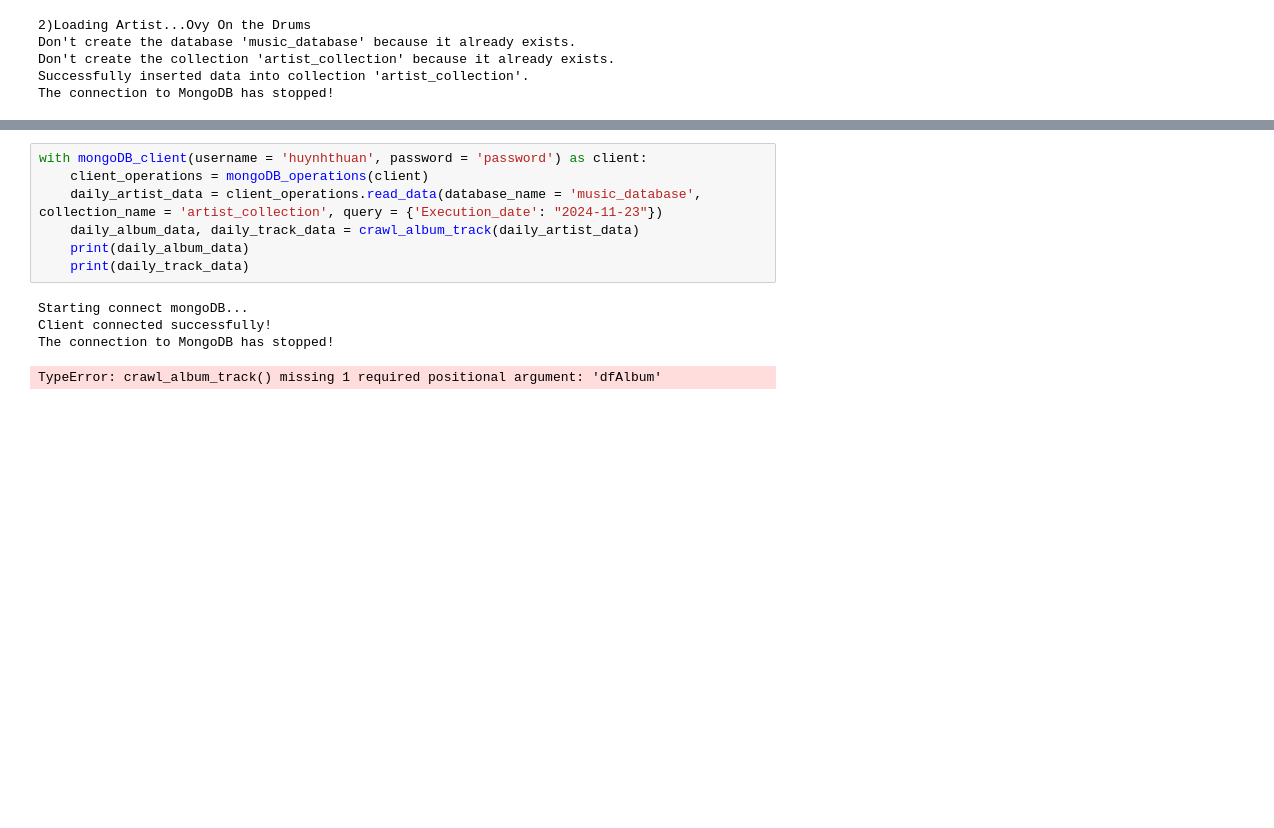
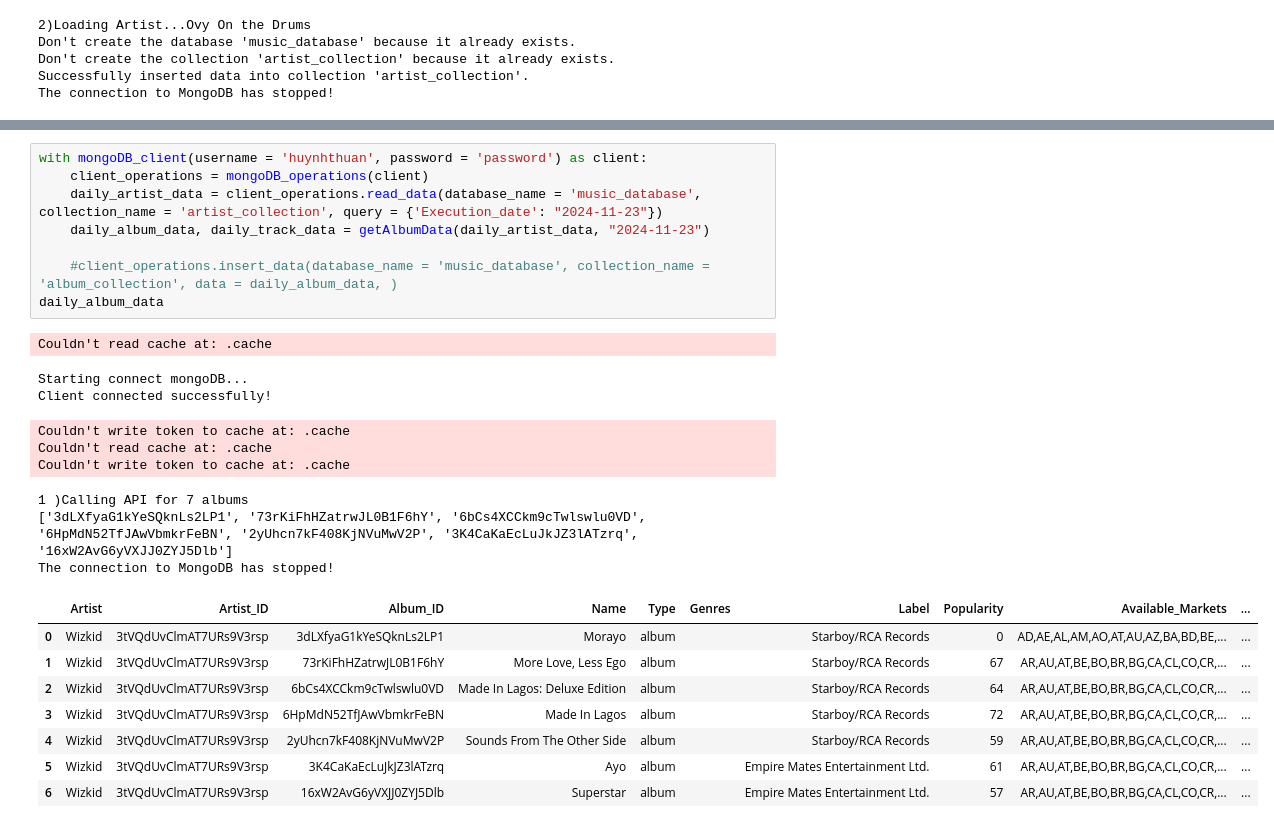
Before and after one commit to mjngxwnj/Big-Data-for-Music-Recommendation-System, a Jupyter notebook: notebook/test.ipynb, the cells around one changed output, grey strips where cells are left out. Saved outputs shown, nothing was run; the diff lists cells and outputs as text; blank space fills up the shorter version.

```diff
--- a/notebook/test.ipynb
+++ b/notebook/test.ipynb
@@ -1319,12 +1305,26 @@ def crawl_album_track(dfAlbum: pd.DataFrame):
 # %%
 with mongoDB_client(username = 'huynhthuan', password = 'password') as client:
     client_operations = mongoDB_operations(client)
     daily_artist_data = client_operations.read_data(database_name = 'music_database', collection_name = 'artist_collection', query = {'Execution_date': "2024-11-23"})
-    daily_album_data, daily_track_data = crawl_album_track(daily_artist_data)
-    print(daily_album_data)
-    print(daily_track_data)
+    daily_album_data, daily_track_data = getAlbumData(daily_artist_data, "2024-11-23")
+
+    #client_operations.insert_data(database_name = 'music_database', collection_name = 'album_collection', data = daily_album_data, )
+daily_album_data
 # %% [output]
-Starting connect mongoDB...
-Client connected successfully!
-The connection to MongoDB has stopped!
+Couldn't read cache at: .cache
-TypeError: crawl_album_track() missing 1 required positional argument: 'dfAlbum'
+Starting connect mongoDB...
+Client connected successfully!
+Couldn't write token to cache at: .cache
+Couldn't read cache at: .cache
+Couldn't write token to cache at: .cache
+1 )Calling API for 7 albums
+['3dLXfyaG1kYeSQknLs2LP1', '73rKiFhHZatrwJL0B1F6hY', '6bCs4XCCkm9cTwlswlu0VD', '6HpMdN52TfJAwVbmkrFeBN', '2yUhcn7kF408KjNVuMwV2P', '3K4CaKaEcLuJkJZ3lATzrq', '16xW2AvG6yVXJJ0ZYJ5Dlb']
+The connection to MongoDB has stopped!
+|  | Artist | Artist_ID | Album_ID | Name | Type | Genres | Label | Popularity | Available_Markets | ... |
+| 0 | Wizkid | 3tVQdUvClmAT7URs9V3rsp | 3dLXfyaG1kYeSQknLs2LP1 | Morayo | album |  | Starboy/RCA Records | 0 | AD,AE,AL,AM,AO,AT,AU,AZ,BA,BD,BE,... | ... |
+| 1 | Wizkid | 3tVQdUvClmAT7URs9V3rsp | 73rKiFhHZatrwJL0B1F6hY | More Love, Less Ego | album |  | Starboy/RCA Records | 67 | AR,AU,AT,BE,BO,BR,BG,CA,CL,CO,CR,... | ... |
+| 2 | Wizkid | 3tVQdUvClmAT7URs9V3rsp | 6bCs4XCCkm9cTwlswlu0VD | Made In Lagos: Deluxe Edition | album |  | Starboy/RCA Records | 64 | AR,AU,AT,BE,BO,BR,BG,CA,CL,CO,CR,... | ... |
+| 3 | Wizkid | 3tVQdUvClmAT7URs9V3rsp | 6HpMdN52TfJAwVbmkrFeBN | Made In Lagos | album |  | Starboy/RCA Records | 72 | AR,AU,AT,BE,BO,BR,BG,CA,CL,CO,CR,... | ... |
+| 4 | Wizkid | 3tVQdUvClmAT7URs9V3rsp | 2yUhcn7kF408KjNVuMwV2P | Sounds From The Other Side | album |  | Starboy/RCA Records | 59 | AR,AU,AT,BE,BO,BR,BG,CA,CL,CO,CR,... | ... |
+| 5 | Wizkid | 3tVQdUvClmAT7URs9V3rsp | 3K4CaKaEcLuJkJZ3lATzrq | Ayo | album |  | Empire Mates Entertainment Ltd. | 61 | AR,AU,AT,BE,BO,BR,BG,CA,CL,CO,CR,... | ... |
+| 6 | Wizkid | 3tVQdUvClmAT7URs9V3rsp | 16xW2AvG6yVXJJ0ZYJ5Dlb | Superstar | album |  | Empire Mates Entertainment Ltd. | 57 | AR,AU,AT,BE,BO,BR,BG,CA,CL,CO,CR,... | ... |
```
Also changed, not shown: parts of 8 cells of this notebook, 13 other files.
